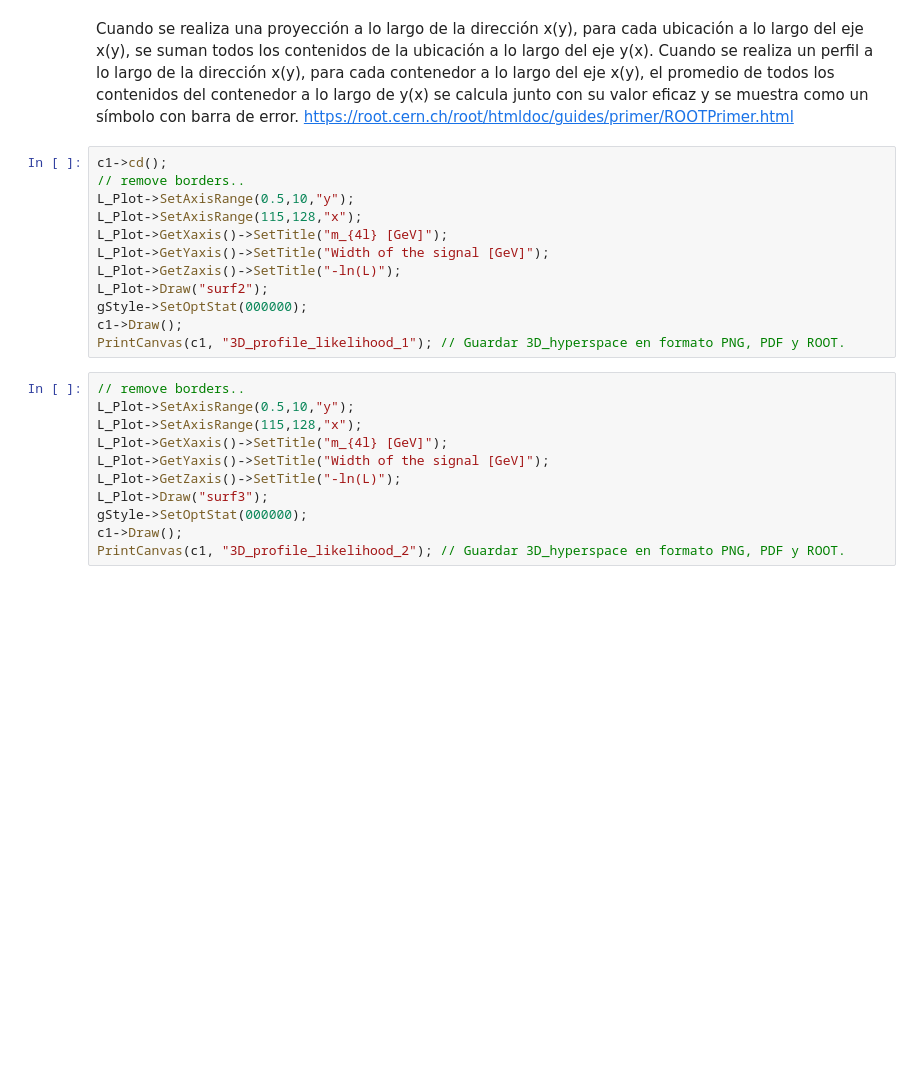
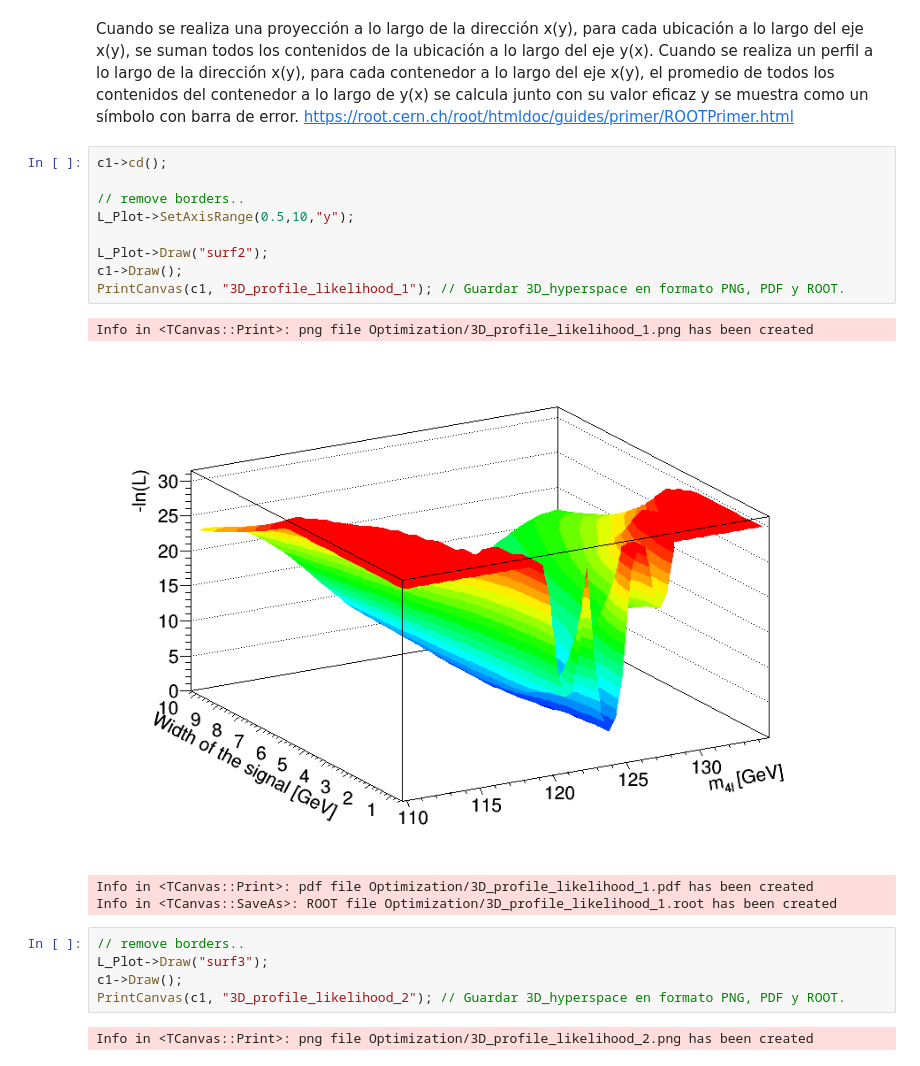
Before and after one commit to AltuOs/HZZ4l, a Jupyter notebook: New_goodness_of_fit.ipynb, the cells around one changed output. Saved outputs shown, nothing was run; the diff lists cells and outputs as text; blank space fills up the shorter version.

```diff
--- a/New_goodness_of_fit.ipynb
+++ b/New_goodness_of_fit.ipynb
@@ -220,24 +247,22 @@ Cuando se realiza un perfil a lo largo de la dirección x(y), para cada contened
 https://root.cern.ch/root/htmldoc/guides/primer/ROOTPrimer.html
 # %%
 c1->cd();
+
 // remove borders..
 L_Plot->SetAxisRange(0.5,10,"y");
-L_Plot->SetAxisRange(115,128,"x");
-L_Plot->GetXaxis()->SetTitle("m_{4l} [GeV]");
-L_Plot->GetYaxis()->SetTitle("Width of the signal [GeV]");
-L_Plot->GetZaxis()->SetTitle("-ln(L)");
+
 L_Plot->Draw("surf2");
-gStyle->SetOptStat(000000);
 c1->Draw();
 PrintCanvas(c1, "3D_profile_likelihood_1"); // Guardar 3D_hyperspace en formato PNG, PDF y ROOT.
+# %% [output]
+Info in <TCanvas::Print>: png file Optimization/3D_profile_likelihood_1.png has been created
+[figure, added]
+Info in <TCanvas::Print>: pdf file Optimization/3D_profile_likelihood_1.pdf has been created
+Info in <TCanvas::SaveAs>: ROOT file Optimization/3D_profile_likelihood_1.root has been created
 # %%
 // remove borders..
-L_Plot->SetAxisRange(0.5,10,"y");
-L_Plot->SetAxisRange(115,128,"x");
-L_Plot->GetXaxis()->SetTitle("m_{4l} [GeV]");
-L_Plot->GetYaxis()->SetTitle("Width of the signal [GeV]");
-L_Plot->GetZaxis()->SetTitle("-ln(L)");
 L_Plot->Draw("surf3");
-gStyle->SetOptStat(000000);
 c1->Draw();
 PrintCanvas(c1, "3D_profile_likelihood_2"); // Guardar 3D_hyperspace en formato PNG, PDF y ROOT.
+# %% [output]
+Info in <TCanvas::Print>: png file Optimization/3D_profile_likelihood_2.png has been created
```
Also changed, not shown: parts of 11 cells of this notebook.
